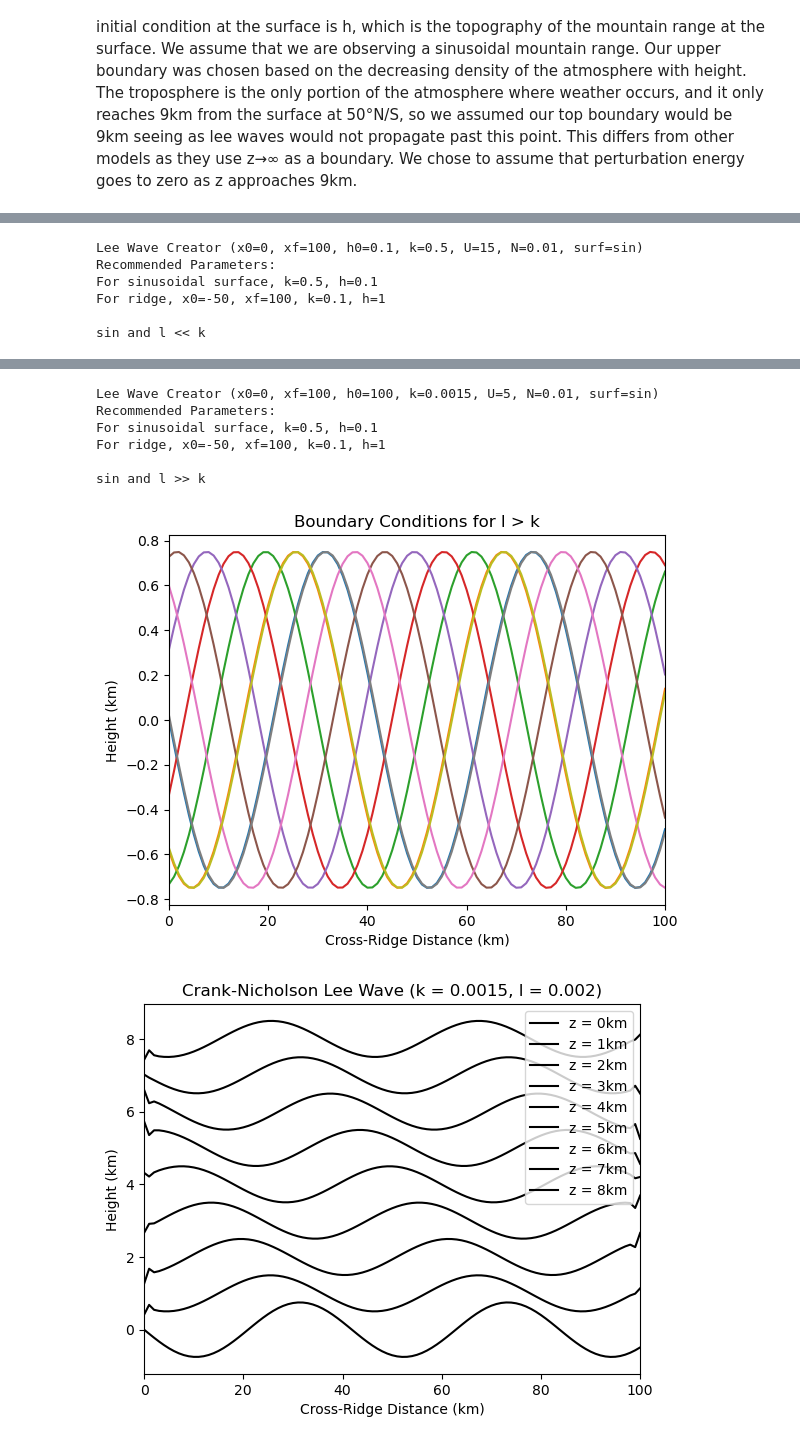
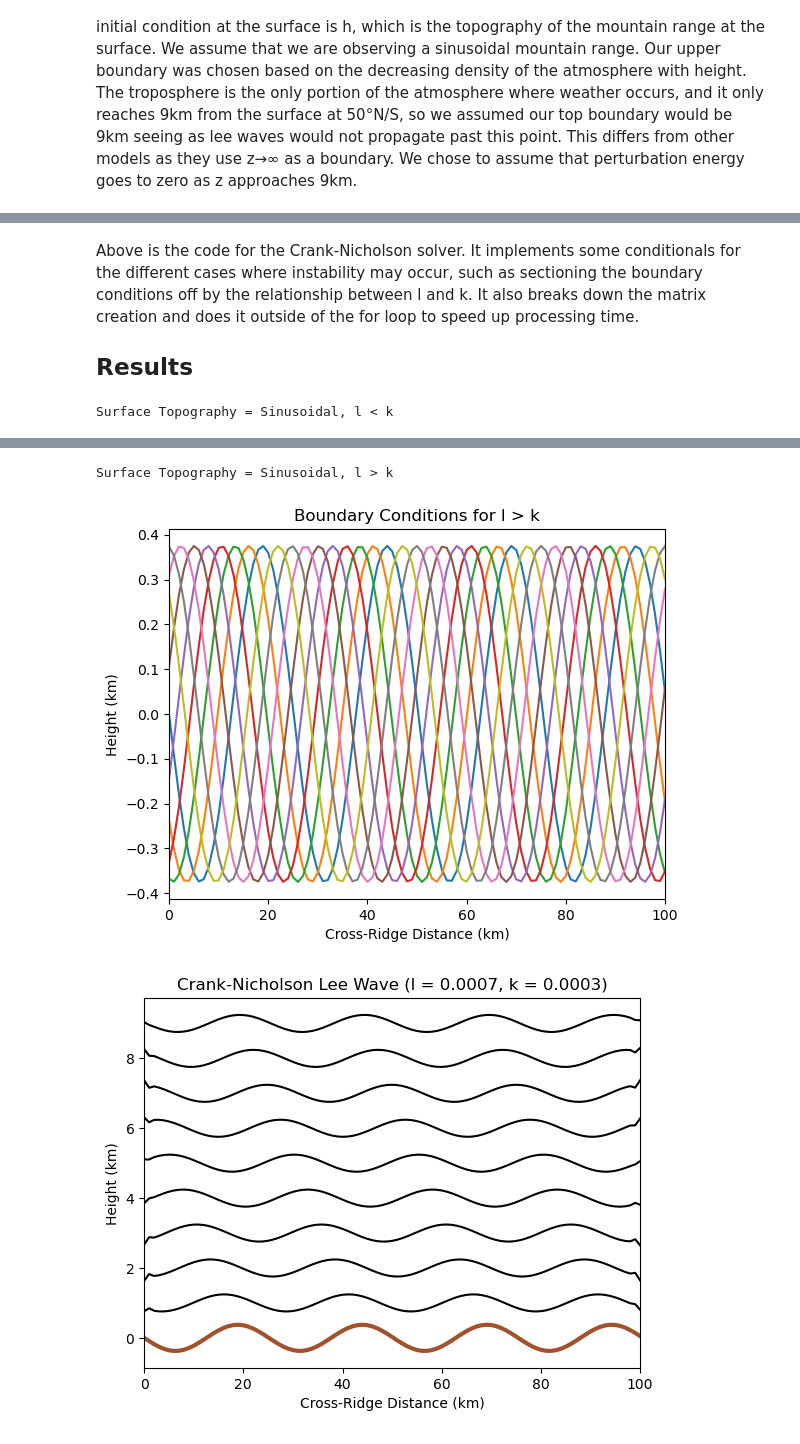
Before and after one commit to kikoeta/Lee-Waves-EAS4610, a Jupyter notebook: Lee_Waves_PDE_Solver.ipynb, the cells around one changed output, grey strips where cells are left out. Drawn from its saved outputs; the diff is of its cells as text; code cells hidden in the pictures.

```diff
--- a/Lee_Waves_PDE_Solver.ipynb
+++ b/Lee_Waves_PDE_Solver.ipynb
@@ -27,11 +48 @@ from scipy.sparse import spdiags
-# %%
-dx = 1
-xf = 100
-x = np.arange(0, xf+1, dx)
-#print(x)
-
-dz = 1
-zf = 9
-z = np.arange(0, zf+1, dz)
-#print(z)
 # %% [markdown]
@@ -237,11 +249,9 @@ def wavefunc(x0, xf, h0, k, U, N, surf, hlp):
+# %% [markdown]
+Above is the code for the Crank-Nicholson solver. It implements some conditionals for the different cases where instability may occur, such as sectioning the boundary conditions off by the relationship between l and k. It also breaks down the matrix creation and does it outside of the for loop to speed up processing time.
+
+## **Results**
 # %%
-wavefunc(0, 100, 0.1, 0.5, 15, 0.01, 'sin', 'help')
-
-wavefunc(0, 100, 100, 0.0015, 5, 0.01, 'sin', 'help')
+wavefunc(0, 100, 0.1, 0.5, 15, 0.01, 'sin', 'plot')
+wavefunc(0, 100, 100, 0.00025, 15, 0.01, 'sin', 'plot')
 # %% [output]
-Lee Wave Creator (x0=0, xf=100, h0=0.1, k=0.5, U=15, N=0.01, surf=sin)
-Recommended Parameters:
-For sinusoidal surface, k=0.5, h=0.1
-For ridge, x0=-50, xf=100, k=0.1, h=1
-
-sin and l << k
+Surface Topography = Sinusoidal, l < k
@@ -249,8 +259,3 @@ sin and l << k
-Lee Wave Creator (x0=0, xf=100, h0=100, k=0.0015, U=5, N=0.01, surf=sin)
-Recommended Parameters:
-For sinusoidal surface, k=0.5, h=0.1
-For ridge, x0=-50, xf=100, k=0.1, h=1
-
-sin and l >> k
+Surface Topography = Sinusoidal, l > k
-[figure, old version]
+[figure, new version]
-[figure, old version]
+[figure, new version]
```
Also changed, not shown: parts of 32 cells of this notebook.
